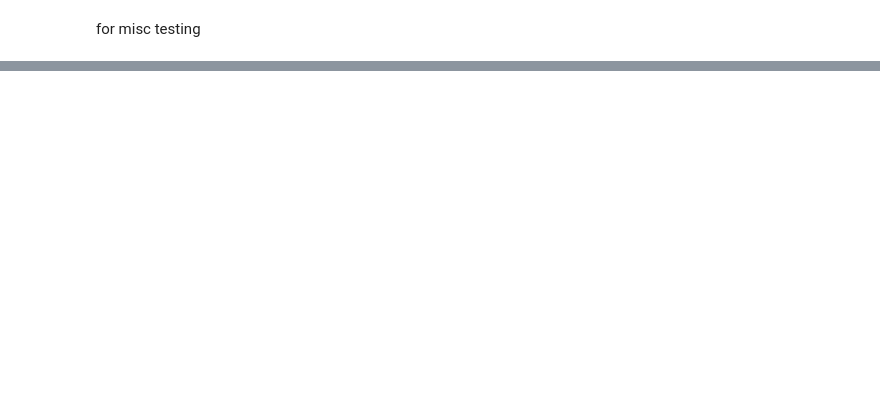
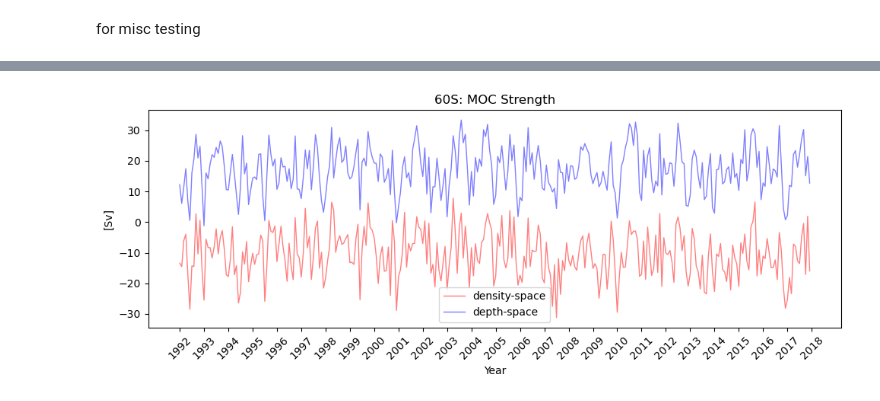
Before and after one commit to ai4er-cdt/OTP, a Jupyter notebook: notebooks/sandbox.ipynb, the cells around one changed output, grey strips where cells are left out. Cells and saved outputs as stored; diff of their text form; code cells hidden in the pictures; blank space fills up the shorter version.

Commit message:
update lat/lon streamfunction script, with both depth- and density-space calculations

```diff
--- a/notebooks/sandbox.ipynb
+++ b/notebooks/sandbox.ipynb
@@ -40,0 +3,26 @@ interpolating velocity (over 100 depths)...
+# %%
+import pickle
+import numpy as np
+import matplotlib.pyplot as plt
+import matplotlib.dates as mdates
+
+path = "/mnt/g/My Drive/GTC/ecco_data_minimal"
+
+infile = open(f"{path}/60S_moc_density.pickle", "rb")
+density = pickle.load(infile); infile.close()
+infile = open(f"{path}/60S_moc_depth.pickle", "rb")
+depth = pickle.load(infile); infile.close()
+
+fig, ax = plt.subplots(figsize=(10, 4))
+ax.set_title("60S: MOC Strength")
+ax.set_xlabel("Year"); ax.set_ylabel("[Sv]")
+ax.plot(density[1, :], color="red", linestyle="-", linewidth="1", alpha=0.5, label="density-space")
+ax.plot(depth[1, :], color="blue", linestyle="-", linewidth="1", alpha=0.5, label="depth-space")
+ax.set_xticks(np.arange(0, density.shape[1]+12, 12), np.arange(1992, 2019))
+ax.xaxis.set_tick_params(rotation=45)
+ax.legend()
+plt.tight_layout()
+plt.savefig("/mnt/g/My Drive/GTC/EDA/moc/latlon/60S.png", dpi=400)
+plt.show()
+# %% [output]
+[figure, added]
```
Also changed, not shown: parts of 6 cells of this notebook, 1 other file.
